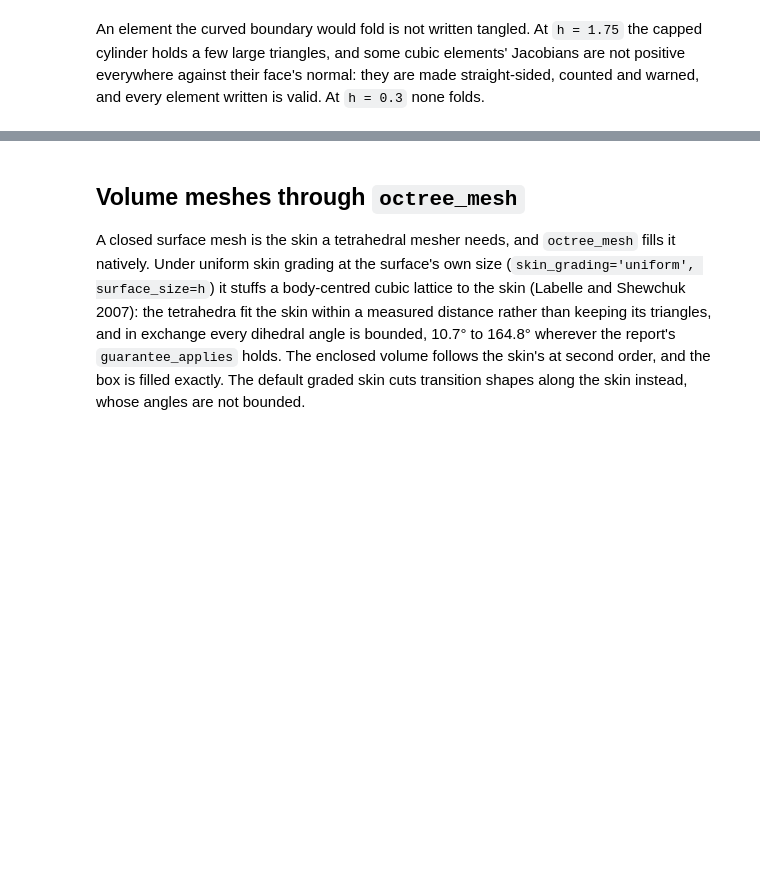
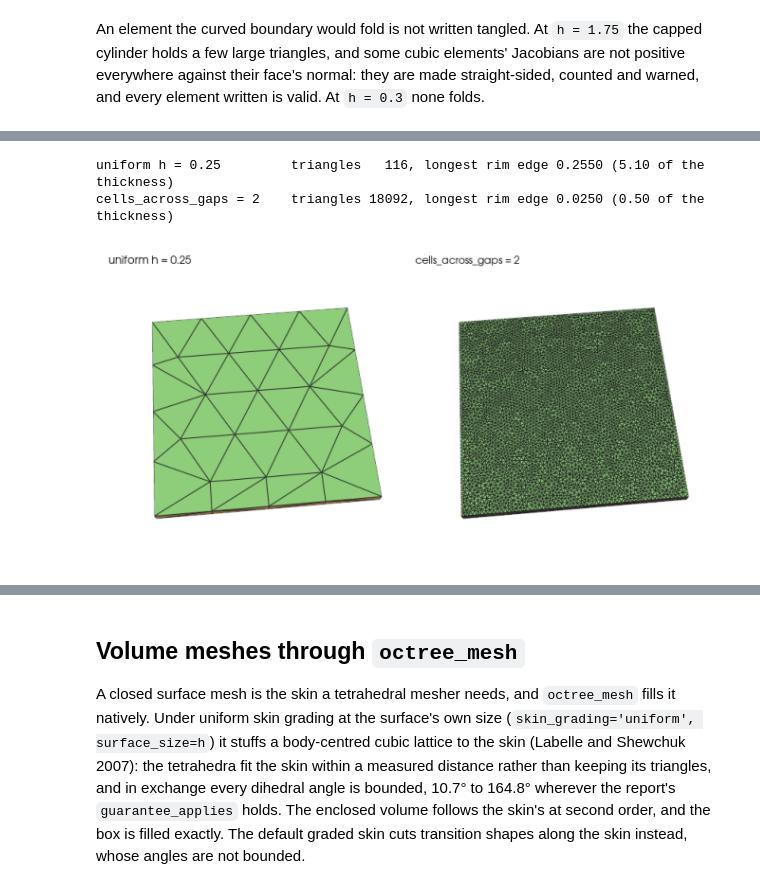
Before and after one commit to loumalouomega/meshioplusplus, a Jupyter notebook: example/python/42_mesh_cad_surface.ipynb, the cells around one changed output, grey strips where cells are left out. Drawn from its saved outputs; the diff is of its cells as text; code cells hidden in the pictures; blank space fills up the shorter version.

```diff
--- a/example/python/42_mesh_cad_surface.ipynb
+++ b/example/python/42_mesh_cad_surface.ipynb
@@ -629,0 +668,21 @@ meshio warning [mesh_cad.cpp:1768] mesh_cad_surface: 4 curved elements had a Jac
+# %%
+if getattr(mp._core, '__has_occt__', False):
+    path = os.path.join(tempfile.mkdtemp(), 'plate.step')
+    mp.write(path, mp.extract_surface(mp.box(size=(1.0, 1.0, 0.05))))
+    plate_model = mp.read(path)
+    plates = {}
+    for label, kw in (('uniform h = 0.25', {}), ('cells_across_gaps = 2', {'cells_across_gaps': 2})):
+        out, rep = mp.mesh_cad_surface(plate_model, 0.25, return_report=True, **kw)
+        p, t = np.asarray(out.points), triangles(out)
+        rim = t[np.ptp(p[t][:, :, 2], axis=1) > 1e-9]  # the triangles standing on the rim
+        longest = max(np.linalg.norm(p[rim[:, a]] - p[rim[:, b]], axis=1).max() for a, b in ((0, 1), (1, 2), (2, 0)))
+        plates[label] = out
+        print(f'{label:24s} triangles {rep["num_triangles"]:5d}, longest rim edge {longest:.4f} '
+              f'({longest / 0.05:.2f} of the thickness)')
+    render(list(plates.values()), list(plates), 'mesh_cad_gaps', view=(30, 40))
+else:
+    print('OpenCASCADE is not linked: the STEP plate is skipped')
+# %% [output]
+uniform h = 0.25         triangles   116, longest rim edge 0.2550 (5.10 of the thickness)
+cells_across_gaps = 2    triangles 18092, longest rim edge 0.0250 (0.50 of the thickness)
+[figure, added]
```
Also changed, not shown: parts of 11 cells of this notebook, 20 other files.
